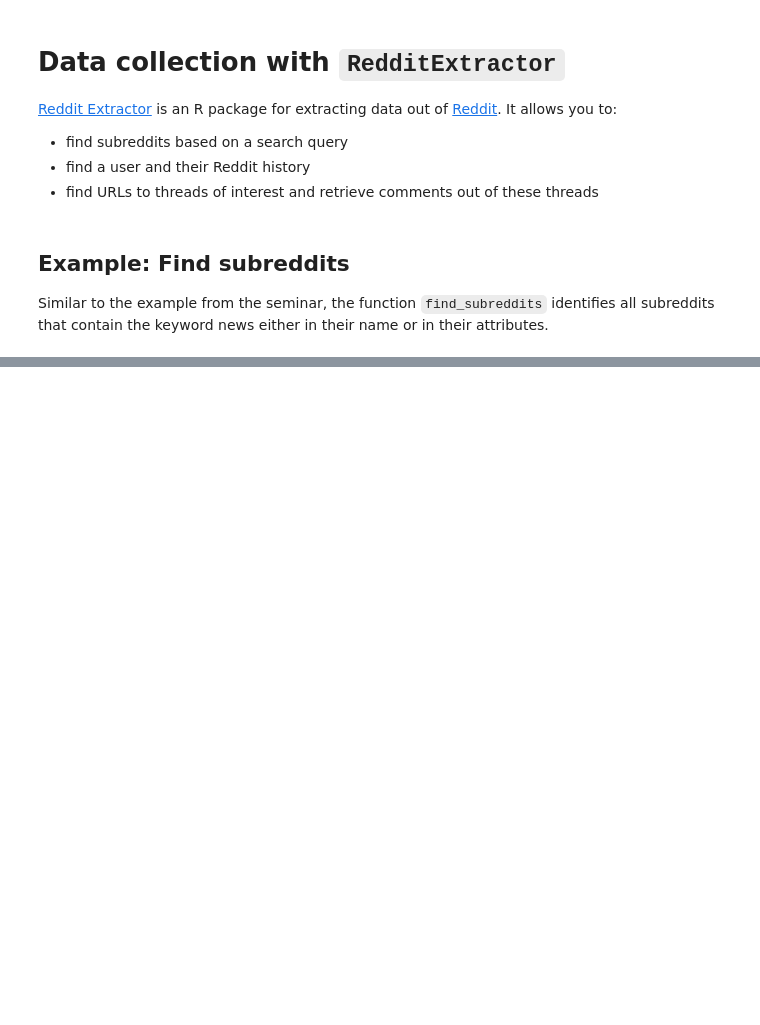
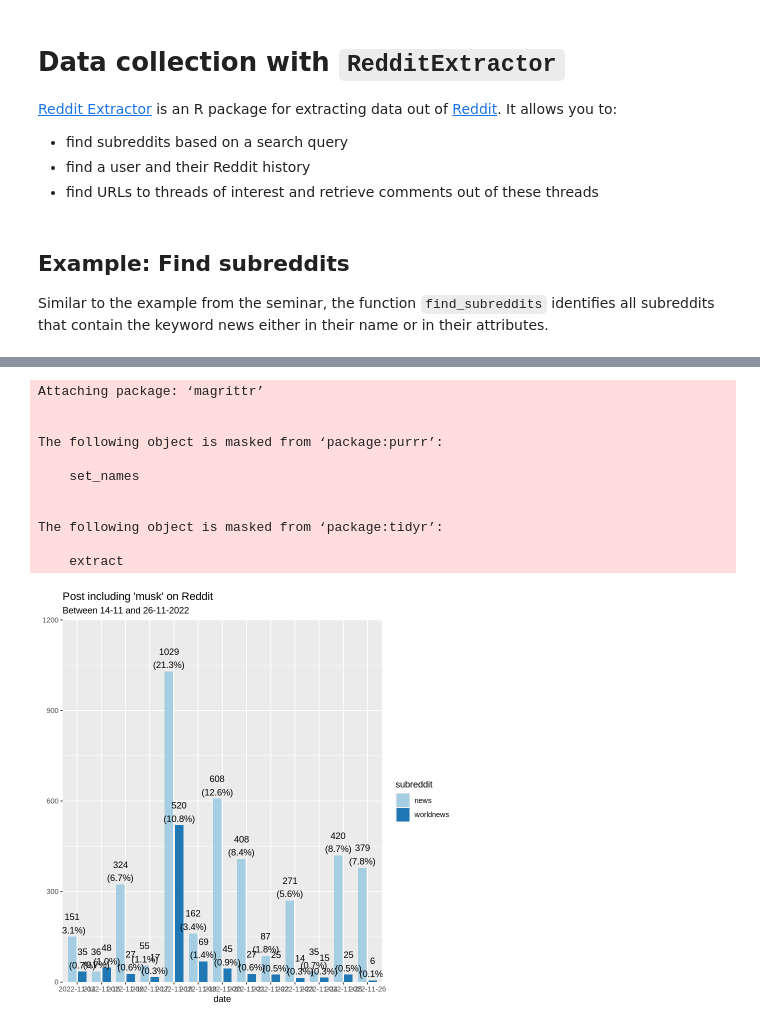
Before and after one commit to chrdrn/dbd_binder, a Jupyter notebook: session_06-showcase_reddit.ipynb, the cells around one changed output, grey strips where cells are left out. Drawn from its saved outputs; the diff is of its cells as text; code cells hidden in the pictures; blank space fills up the shorter version.

```diff
--- a/session_06-showcase_reddit.ipynb
+++ b/session_06-showcase_reddit.ipynb
@@ -227,0 +137,28 @@ A tibble: 6 × 7
+# %%
+# Load additional packages
+library(magrittr)
+
+# Display
+musk %>%
+  mutate(
+    date  = as.factor(date(timestamp)),
+    across(subreddit, as.factor)
+    ) %$%
+  plot_grpfrq(
+    date,
+    subreddit,
+    title = "Post including 'musk' on Reddit") +
+  labs(subtitle = "Between 14-11 and 26-11-2022")
+# %% [output]
+Attaching package: ‘magrittr’
+
+
+The following object is masked from ‘package:purrr’:
+
+    set_names
+
+
+The following object is masked from ‘package:tidyr’:
+
+    extract
+[figure, added]
```
Also changed, not shown: parts of 25 cells of this notebook.
